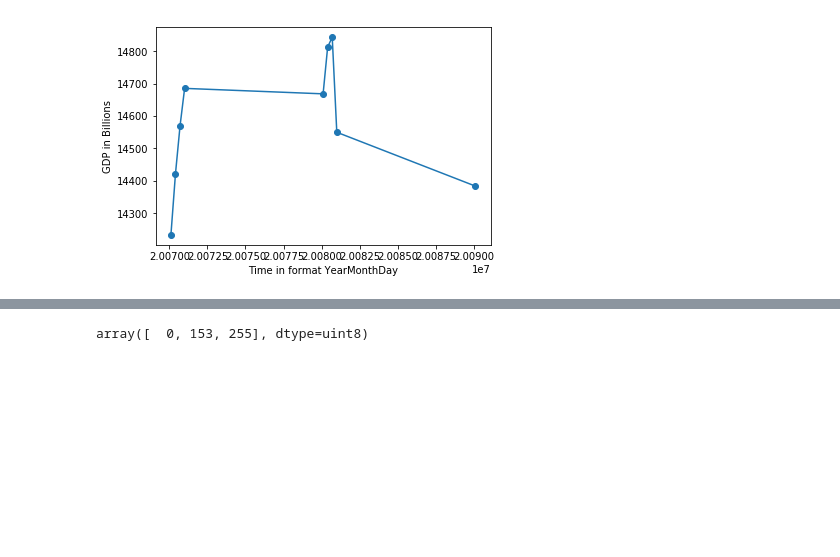
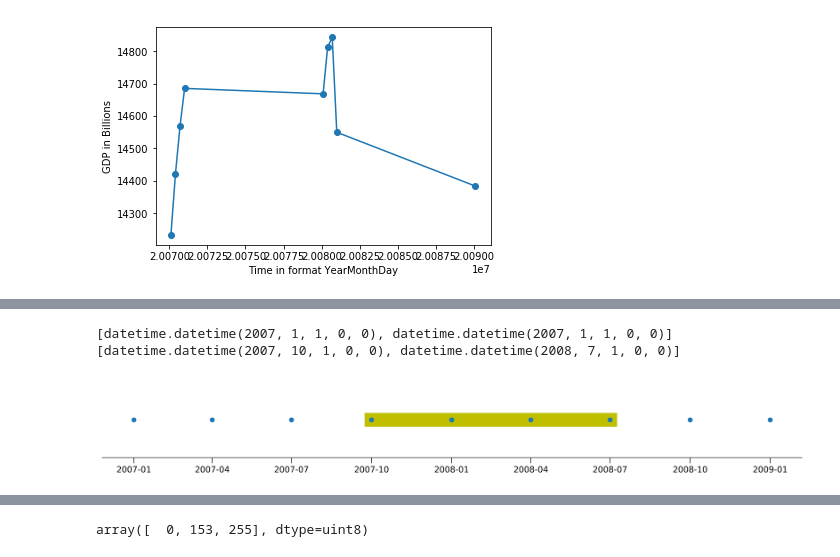
Before and after one commit to UIUC-iSchool-DataViz/spring2019online, a Jupyter notebook: week01/prep_notebook_week01_mine.ipynb, the cells around one changed output, grey strips where cells are left out. Saved outputs shown, nothing was run; the diff lists cells and outputs as text; code cells hidden in the pictures; blank space fills up the shorter version.

```diff
--- a/week01/prep_notebook_week01_mine.ipynb
+++ b/week01/prep_notebook_week01_mine.ipynb
@@ -298,0 +241,40 @@ data = np.array(Image.open("stitch_badness_level_reworked.png", "r"))
+# %%
+# but I also don't like this blue over magenta, so lets add in a few other options
+## **NOTE!! don't need to re-do the function, just edit the one above
+
+def make_plot(capstyle, linecolor='m'):
+
+    # set up fig
+    fig, ax = plt.subplots(figsize=(18,2), dpi=400) # this is just a fancier way of making plots
+    ax.plot(date, [1]*len(date), marker='o', lw=0)
+
+    # axis
+    ax.yaxis.set_visible(False)
+    ax.spines['right'].set_visible(False) # takes off right y-axis
+    ax.spines['left'].set_visible(False) # takes off left y-axis
+    ax.spines['top'].set_visible(False) # takes off the top x-axis
+
+    # tick marks more readable
+    ax.xaxis.set_ticks_position('bottom') # makes sure axis are on the bottom (default), but just incase
+    ax.xaxis.set_tick_params(labelsize='large', size=8) # lets make the labels large
+
+    # zoom in on our points
+    ax.set_ylim(0.9, 1.1)
+
+    # regions of low and high GDP
+    time_lh = [time_low,time_high]
+    # this will plot a magenta line
+    # the zorder just means, plot behind our points
+    for t in time_lh:
+        print(t)
+        ax.plot(t, [1]*len(t), c=linecolor, marker='', ls='-', lw=20, solid_joinstyle="bevel",
+            solid_capstyle=capstyle,zorder=0) # note: we changed capstyle here to be read in!
+
+
+    plt.show()
+# %%
+make_plot('projecting', linecolor='y')
+# %% [output]
+[datetime.datetime(2007, 1, 1, 0, 0), datetime.datetime(2007, 1, 1, 0, 0)]
+[datetime.datetime(2007, 10, 1, 0, 0), datetime.datetime(2008, 7, 1, 0, 0)]
+[figure, added]
```
Also changed, not shown: parts of 44 cells of this notebook, 3 other files.
